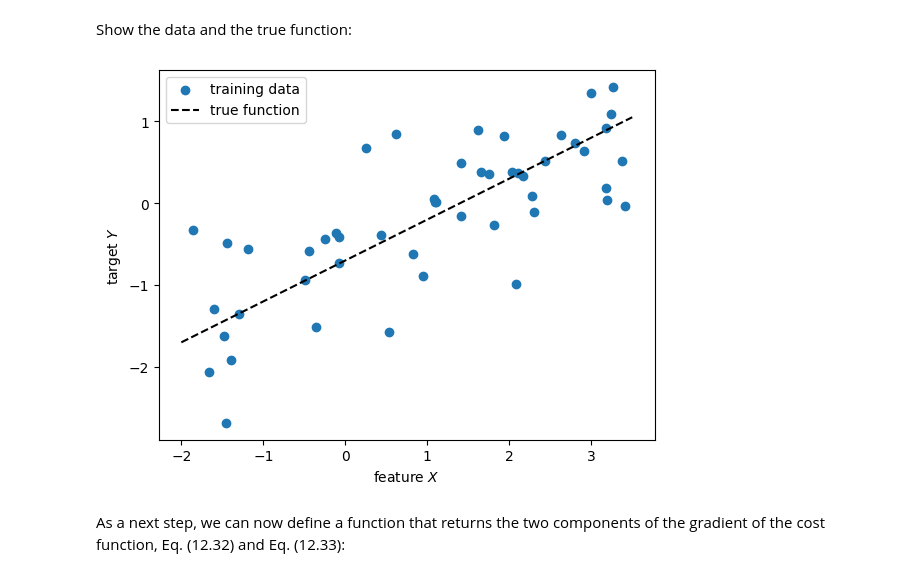
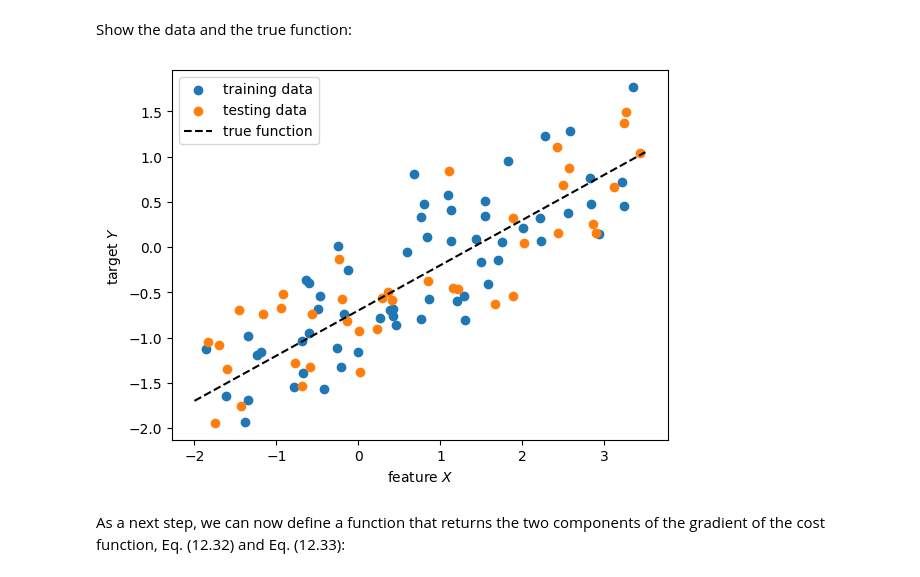
Before and after one commit to MDS-book/MDS-book, a Jupyter notebook: code/ch12_A_first_Approach_to_ML/12.5_A_Worked_Example_of_Simple_Linear_Regression.ipynb, the cells around one changed output. Drawn from its saved outputs; the diff is of its cells as text; code cells hidden in the pictures.

```diff
--- a/code/ch12_A_first_Approach_to_ML/12.5_A_Worked_Example_of_Simple_Linear_Regression.ipynb
+++ b/code/ch12_A_first_Approach_to_ML/12.5_A_Worked_Example_of_Simple_Linear_Regression.ipynb
@@ -16,23 +17,26 @@ We start by initialization of the random number generator and creating the train
 rng = np.random.default_rng()
 
 xlim = np.array((-2., 3.5))   # min. and max. x-values
-n_total_data = 50   # number of data points
+n_total_data = 100   # number of data points
 
 slope, offset = 0.5, -0.7
 
-X_train = xlim[0] + rng.random(size=n_total_data) * (xlim[1] - xlim[0])
+X = xlim[0] + rng.random(size=n_total_data) * (xlim[1] - xlim[0])
 eps_noise = 0.5 * rng.standard_normal(n_total_data)
-y_train = offset + slope * X_train + eps_noise
+y = offset + slope * X + eps_noise
+
+X_train, y_train, X_test, y_test = train_test_split(X, y, fraction=0.6)
 # %% [markdown]
 Show the data and the true function:
 # %%
 fig, ax = plt.subplots()
 ax.scatter(X_train, y_train, label='training data')
+ax.scatter(X_test, y_test, label='testing data')
 ax.plot(xlim, offset + slope * xlim, ls='--', c='k', label='true function')
 ax.set(xlabel="feature $X$", ylabel="target $Y$")
 ax.legend();
 # %% [output]
-[figure, old version]
+[figure, new version]
 # %% [markdown]
 As a next step, we can now define a function that returns the two components of the gradient of the cost
 function, Eq. (12.32) and Eq. (12.33):
```
Also changed, not shown: parts of 7 cells of this notebook, 1 other file.
